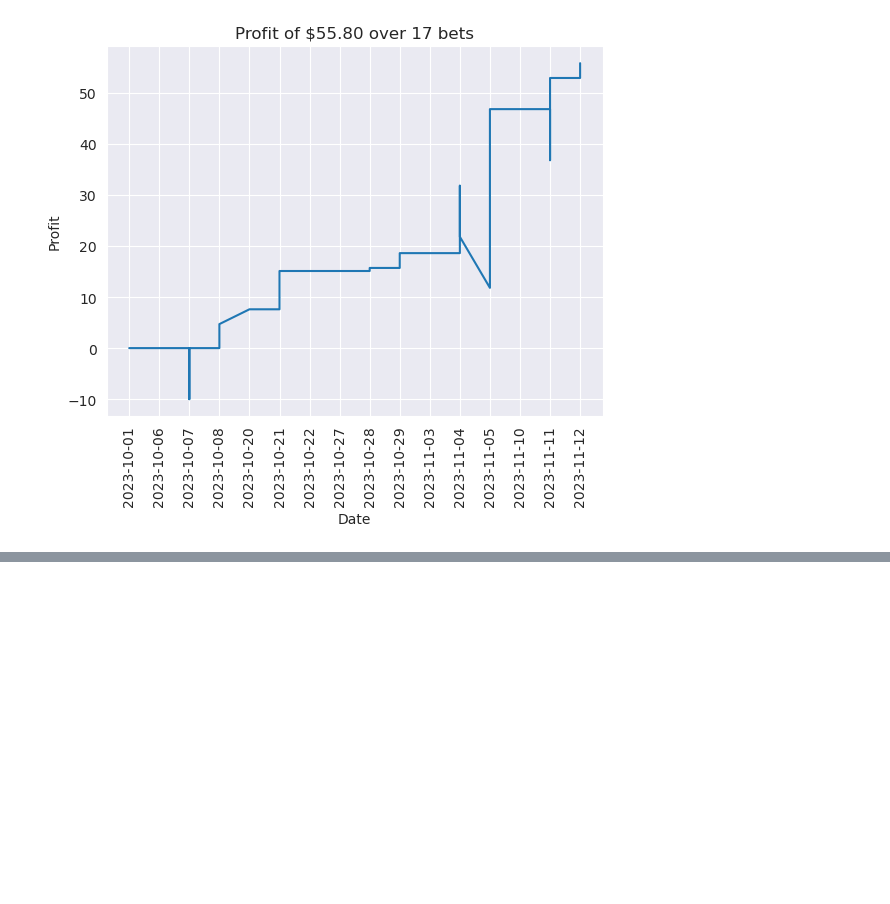
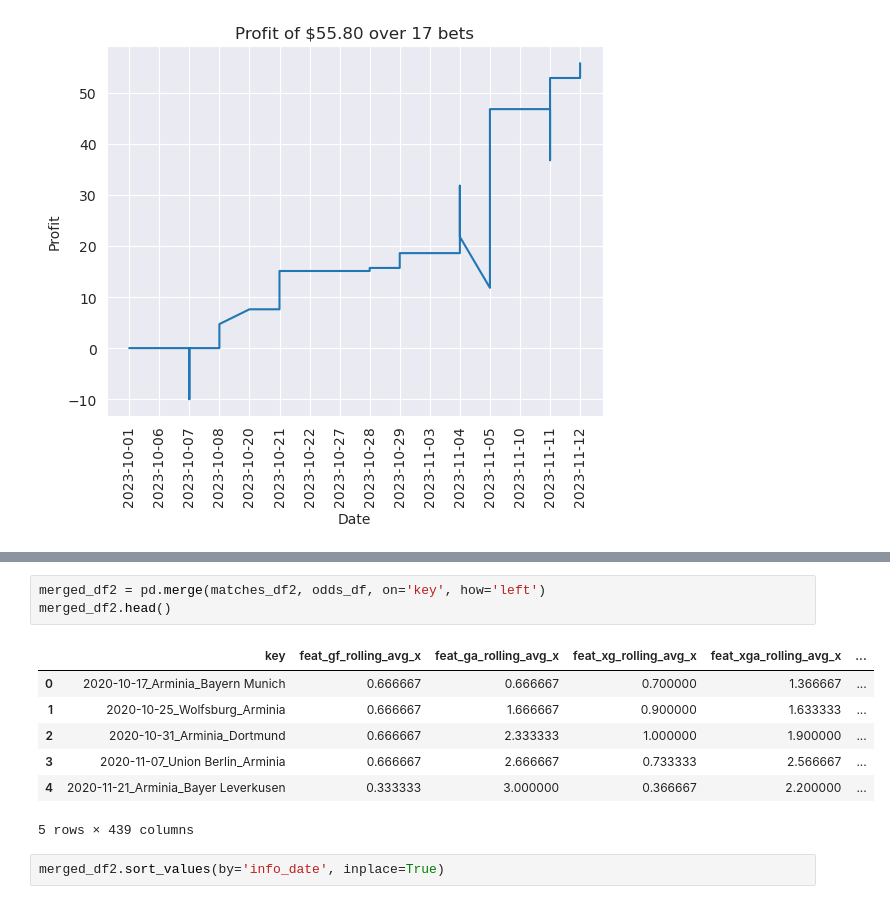
Before and after one commit to stoyanK7/football-prediction, a Jupyter notebook: notebooks/011-profitability.ipynb, the cells around one changed output, grey strips where cells are left out. Cells and saved outputs as stored; diff of their text form; blank space fills up the shorter version.

```diff
--- a/notebooks/011-profitability.ipynb
+++ b/notebooks/011-profitability.ipynb
@@ -166,0 +284,13 @@ plt.show()
+# %%
+merged_df2 = pd.merge(matches_df2, odds_df, on='key', how='left')
+merged_df2.head()
+# %% [output]
+|  | key | feat_gf_rolling_avg_x | feat_ga_rolling_avg_x | feat_xg_rolling_avg_x | feat_xga_rolling_avg_x | ... |
+| 0 | 2020-10-17_Arminia_Bayern Munich | 0.666667 | 0.666667 | 0.700000 | 1.366667 | ... |
+| 1 | 2020-10-25_Wolfsburg_Arminia | 0.666667 | 1.666667 | 0.900000 | 1.633333 | ... |
+| 2 | 2020-10-31_Arminia_Dortmund | 0.666667 | 2.333333 | 1.000000 | 1.900000 | ... |
+| 3 | 2020-11-07_Union Berlin_Arminia | 0.666667 | 2.666667 | 0.733333 | 2.566667 | ... |
+| 4 | 2020-11-21_Arminia_Bayer Leverkusen | 0.333333 | 3.000000 | 0.366667 | 2.200000 | ... |
+5 rows × 439 columns
+# %%
+merged_df2.sort_values(by='info_date', inplace=True)
```
Also changed, not shown: parts of 9 cells of this notebook.
